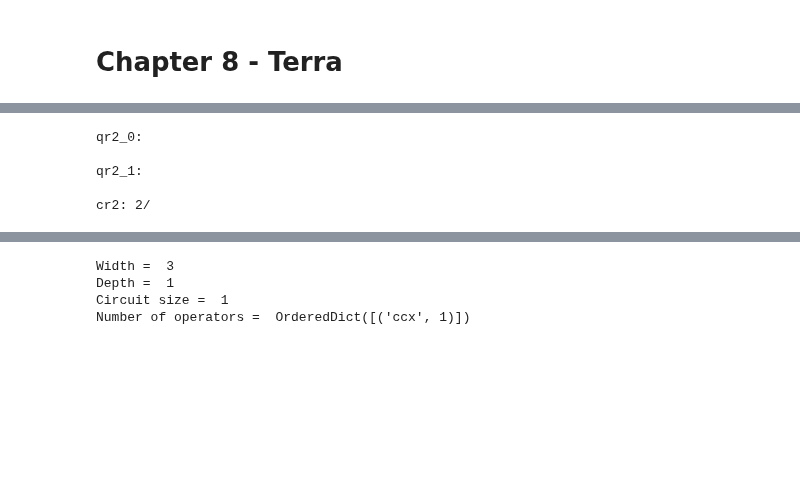
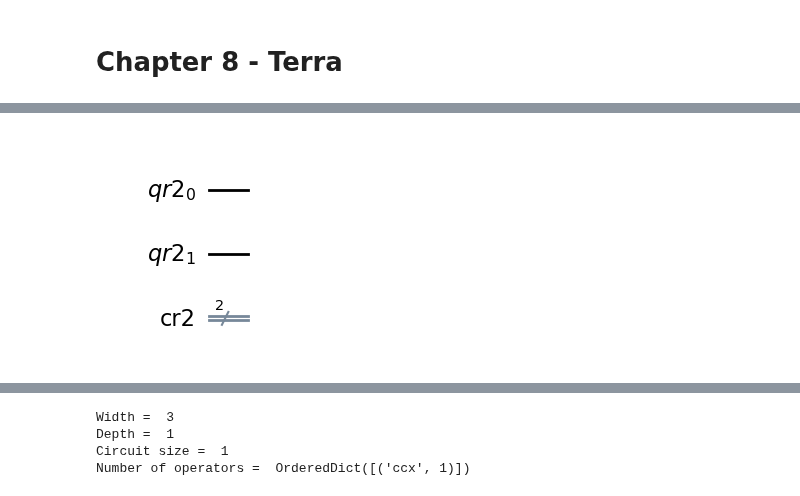
Before and after one commit to dtrad/QuantumComputing, a Jupyter notebook: QCIBM_book/Chapter08/Chapter 8 - Terra.ipynb, the cells around one changed output, grey strips where cells are left out. Drawn from its saved outputs; the diff is of its cells as text; code cells hidden in the pictures; blank space fills up the shorter version.

```diff
--- a/QCIBM_book/Chapter08/Chapter 8 - Terra.ipynb
+++ b/QCIBM_book/Chapter08/Chapter 8 - Terra.ipynb
@@ -44,17 +38,13 @@ cr1: 2/
 # %%
 #Create two Quantum and Classical registers
 qr2 = QuantumRegister(2, name='qr2')
 cr2 = ClassicalRegister(2, name='cr2')
 #Create a second circuit using the registers created above
 qc2 = QuantumCircuit(qr2, cr2)
 #Draw the second quantum circuit
-qc2.draw()
+qc2.draw(output='mpl')
 # %% [output]
-qr2_0:
-
-qr2_1:
-
-cr2: 2/
+[figure, added]
 # %%
 #Concatenate the two previous circuits to create a new circuit
 qc_combined = qc1 + qc2
```
Also changed, not shown: parts of 13 cells of this notebook, 1 other file.
